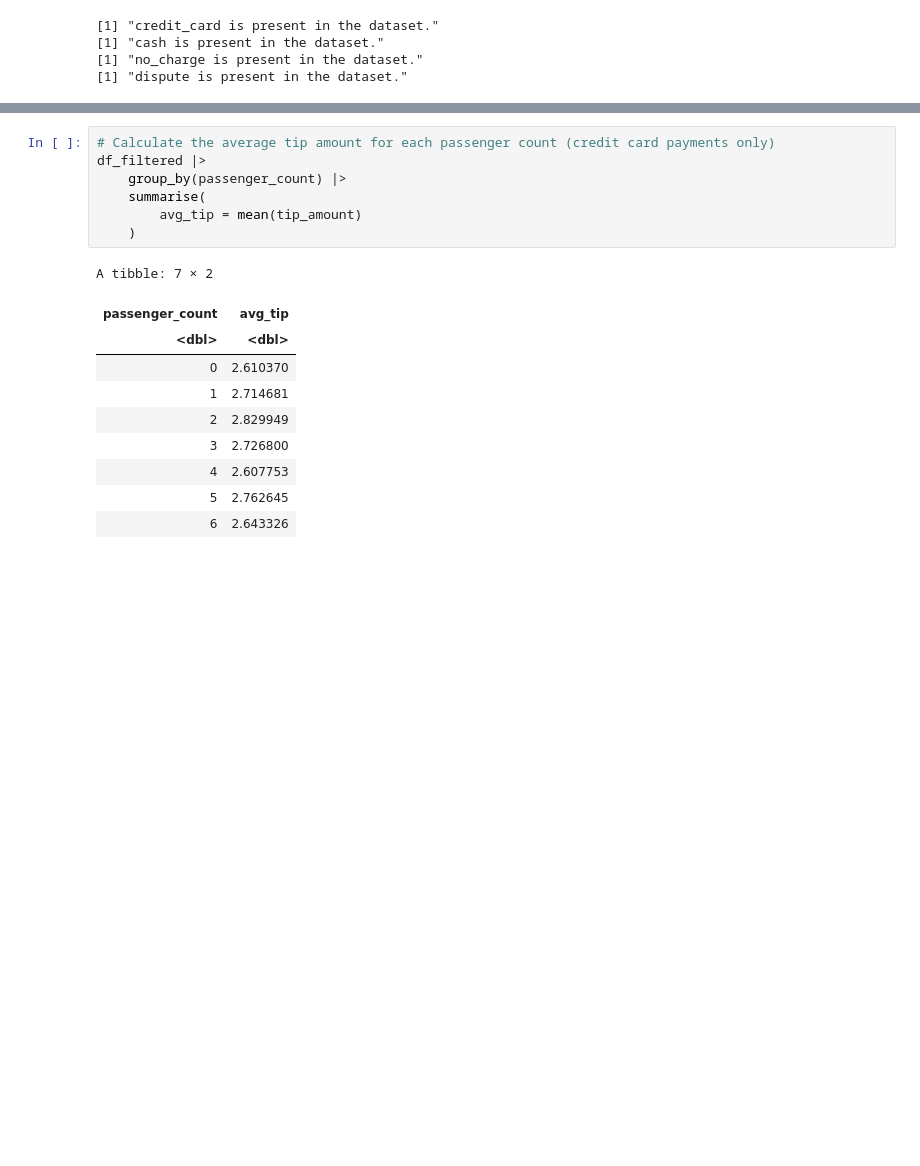
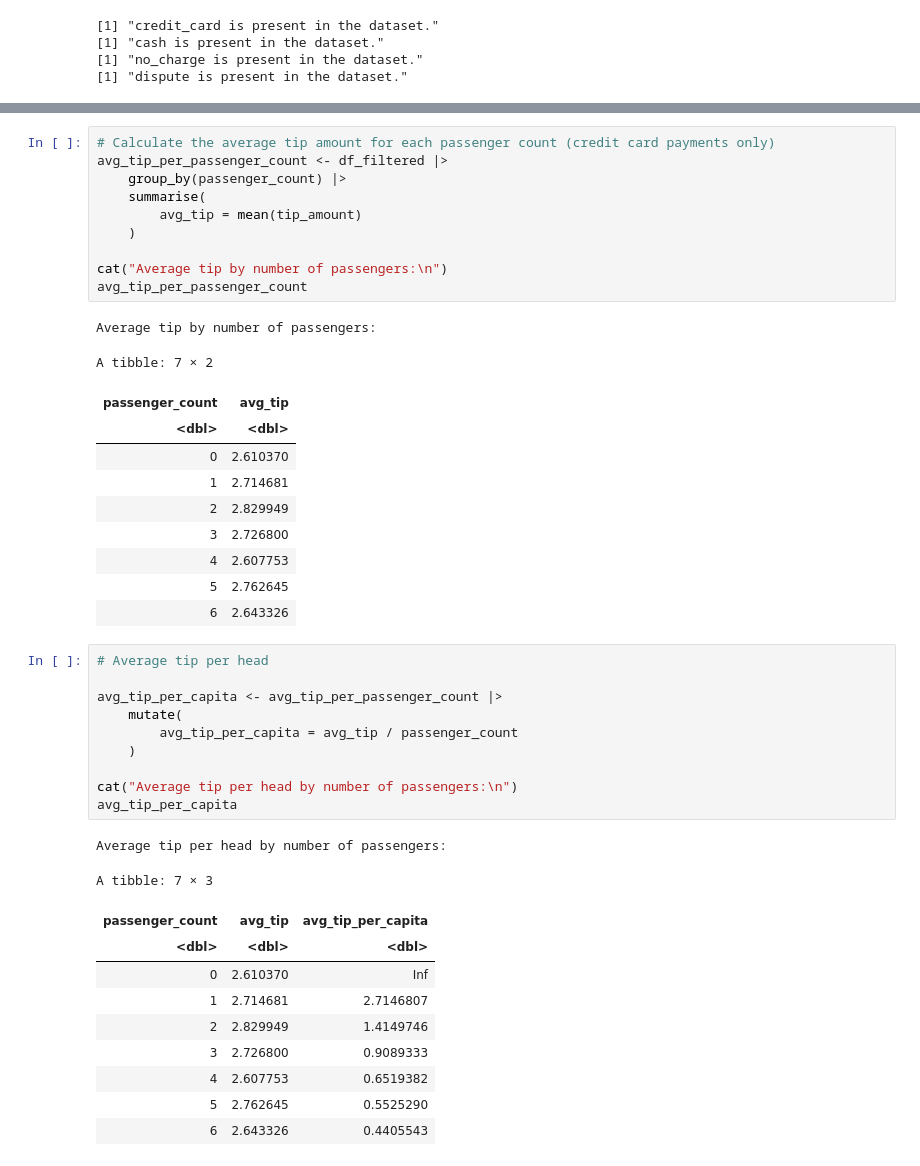
Before and after one commit to tros01/google_advanced_data_analytics, a Jupyter notebook: ga2_tlc_r.ipynb, the cells around one changed output, grey strips where cells are left out. Drawn from its saved outputs; the diff is of its cells as text; blank space fills up the shorter version.

```diff
--- a/ga2_tlc_r.ipynb
+++ b/ga2_tlc_r.ipynb
@@ -354,13 +399,17 @@ A grouped_df: 5 × 18
 | 23345809 | 2 | 03/25/2017 8:34:11 PM | 03/25/2017 8:42:11 PM | 6 | 2.30 | 1 | ... |
 # %%
 # Calculate the average tip amount for each passenger count (credit card payments only)
-df_filtered |>
+avg_tip_per_passenger_count <- df_filtered |>
     group_by(passenger_count) |>
     summarise(
         avg_tip = mean(tip_amount)
     )
+
+cat("Average tip by number of passengers:\n")
+avg_tip_per_passenger_count
 # %% [output]
-A tibble: 7 × 2
+Average tip by number of passengers:
+A tibble: 7 × 2
 | passenger_count | avg_tip |
 | <dbl> | <dbl> |
 | 0 | 2.610370 |
@@ -370,3 +419,25 @@ A tibble: 7 × 2
 | 4 | 2.607753 |
 | 5 | 2.762645 |
 | 6 | 2.643326 |
+# %%
+# Average tip per head
+
+avg_tip_per_capita <- avg_tip_per_passenger_count |>
+    mutate(
+        avg_tip_per_capita = avg_tip / passenger_count
+    )
+
+cat("Average tip per head by number of passengers:\n")
+avg_tip_per_capita
+# %% [output]
+Average tip per head by number of passengers:
+A tibble: 7 × 3
+| passenger_count | avg_tip | avg_tip_per_capita |
+| <dbl> | <dbl> | <dbl> |
+| 0 | 2.610370 | Inf |
+| 1 | 2.714681 | 2.7146807 |
+| 2 | 2.829949 | 1.4149746 |
+| 3 | 2.726800 | 0.9089333 |
+| 4 | 2.607753 | 0.6519382 |
+| 5 | 2.762645 | 0.5525290 |
+| 6 | 2.643326 | 0.4405543 |
```
Also changed, not shown: parts of 13 cells of this notebook.
